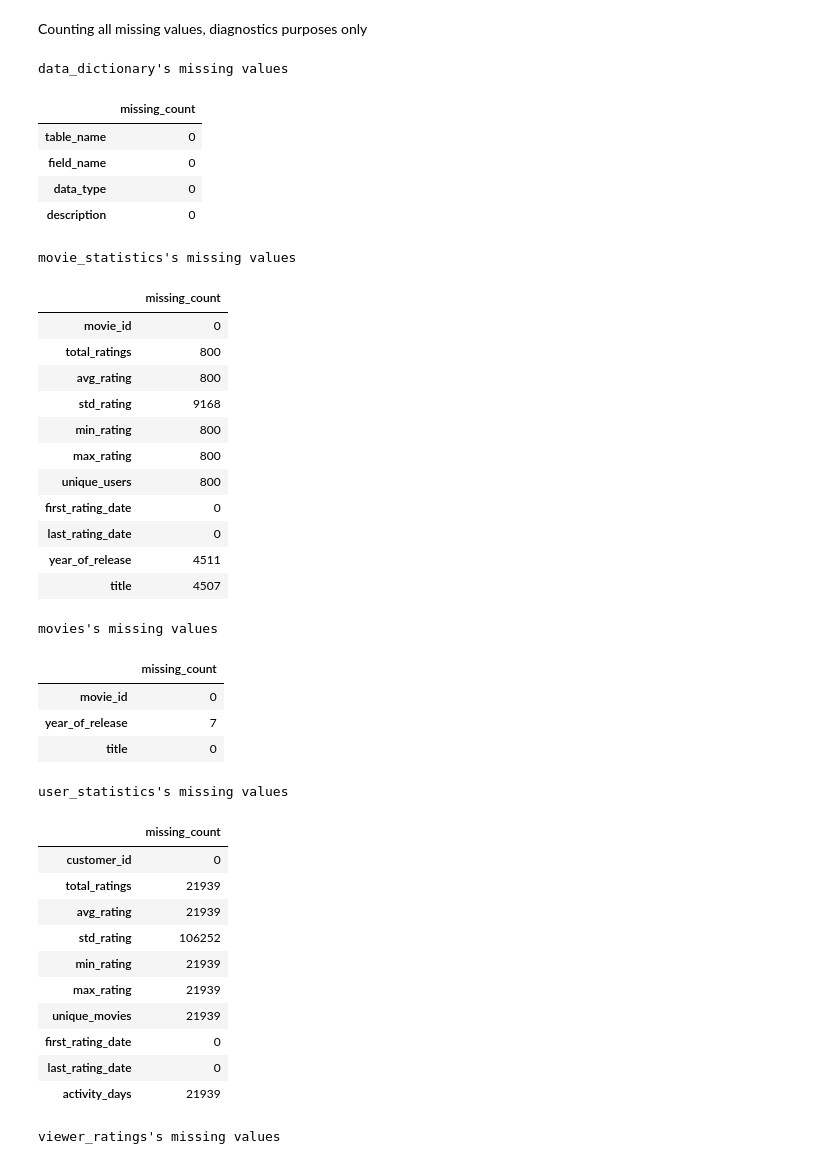
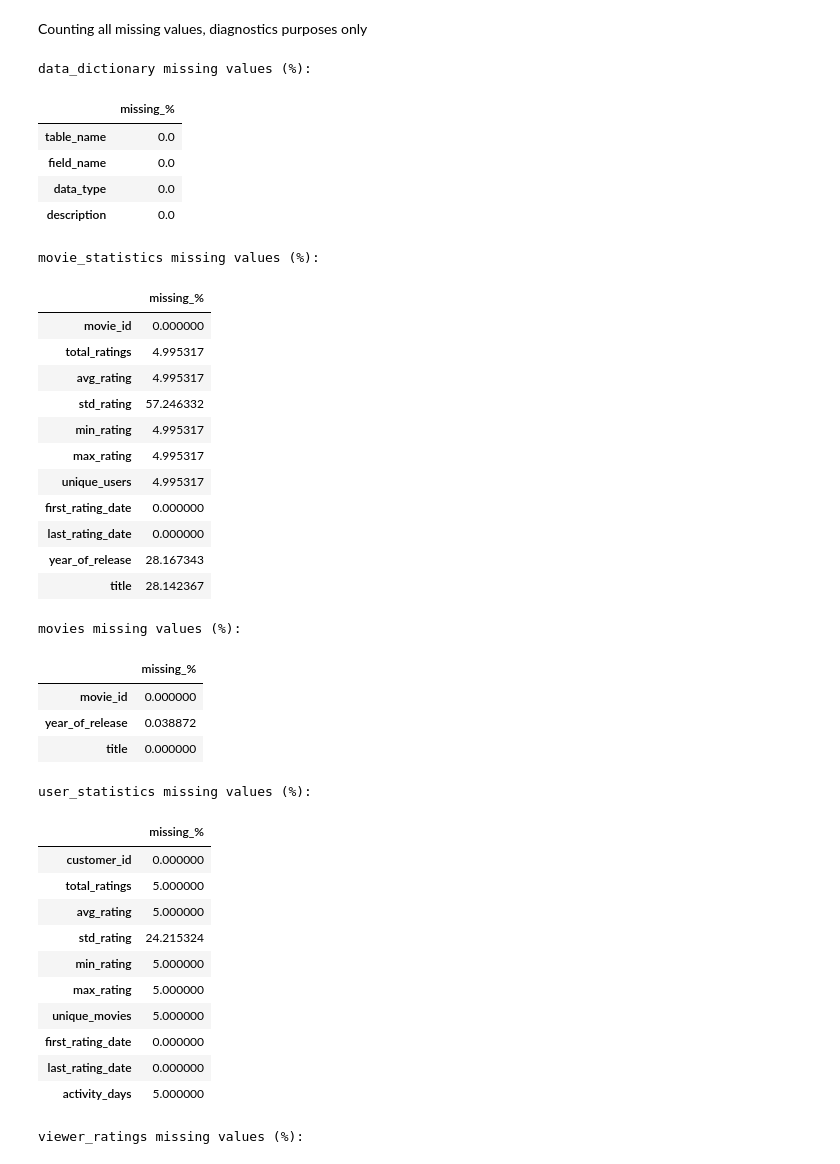
Before and after one commit to MookingSpooker/ROM_AD_Project_321481, a Jupyter notebook: main.ipynb, the cells around one changed output. Saved outputs shown, nothing was run; the diff lists cells and outputs as text; code cells hidden in the pictures.

Commit message:
Updated the missing values calculation function
Made it show the missing values per table in percentages instead of raw numbers.

```diff
--- a/main.ipynb
+++ b/main.ipynb
@@ -214,44 +214,44 @@ description TEXT
 Counting all missing values, diagnostics purposes only
 # %%
 for name, df in dfs.items():
-    print(f"\n{name}'s missing values")
-    missing = df.isna().sum()
-    display(missing.to_frame("missing_count"))
+    print(f"\n{name} missing values (%):")
+    missing_pct = df.isna().mean() * 100
+    display(missing_pct.to_frame("missing_%"))
 # %% [output]
-data_dictionary's missing values
+data_dictionary missing values (%):
-|  | missing_count |
-| table_name | 0 |
-| field_name | 0 |
-| data_type | 0 |
-| description | 0 |
+|  | missing_% |
+| table_name | 0.0 |
+| field_name | 0.0 |
+| data_type | 0.0 |
+| description | 0.0 |
-movie_statistics's missing values
+movie_statistics missing values (%):
-|  | missing_count |
-| movie_id | 0 |
-| total_ratings | 800 |
-| avg_rating | 800 |
-| std_rating | 9168 |
-| min_rating | 800 |
-| max_rating | 800 |
-| unique_users | 800 |
-| first_rating_date | 0 |
-| last_rating_date | 0 |
-| year_of_release | 4511 |
-| title | 4507 |
+|  | missing_% |
+| movie_id | 0.000000 |
+| total_ratings | 4.995317 |
+| avg_rating | 4.995317 |
+| std_rating | 57.246332 |
+| min_rating | 4.995317 |
+| max_rating | 4.995317 |
+| unique_users | 4.995317 |
+| first_rating_date | 0.000000 |
+| last_rating_date | 0.000000 |
+| year_of_release | 28.167343 |
+| title | 28.142367 |
-movies's missing values
+movies missing values (%):
-|  | missing_count |
-| movie_id | 0 |
-| year_of_release | 7 |
-| title | 0 |
+|  | missing_% |
+| movie_id | 0.000000 |
+| year_of_release | 0.038872 |
+| title | 0.000000 |
-user_statistics's missing values
+user_statistics missing values (%):
-|  | missing_count |
-| customer_id | 0 |
-| total_ratings | 21939 |
-| avg_rating | 21939 |
-| std_rating | 106252 |
-| min_rating | 21939 |
-| max_rating | 21939 |
-| unique_movies | 21939 |
-| first_rating_date | 0 |
-| last_rating_date | 0 |
-| activity_days | 21939 |
+|  | missing_% |
+| customer_id | 0.000000 |
+| total_ratings | 5.000000 |
+| avg_rating | 5.000000 |
+| std_rating | 24.215324 |
+| min_rating | 5.000000 |
+| max_rating | 5.000000 |
+| unique_movies | 5.000000 |
+| first_rating_date | 0.000000 |
+| last_rating_date | 0.000000 |
+| activity_days | 5.000000 |
-viewer_ratings's missing values
+viewer_ratings missing values (%):
```
Also changed, not shown: parts of 1 cell of this notebook.
